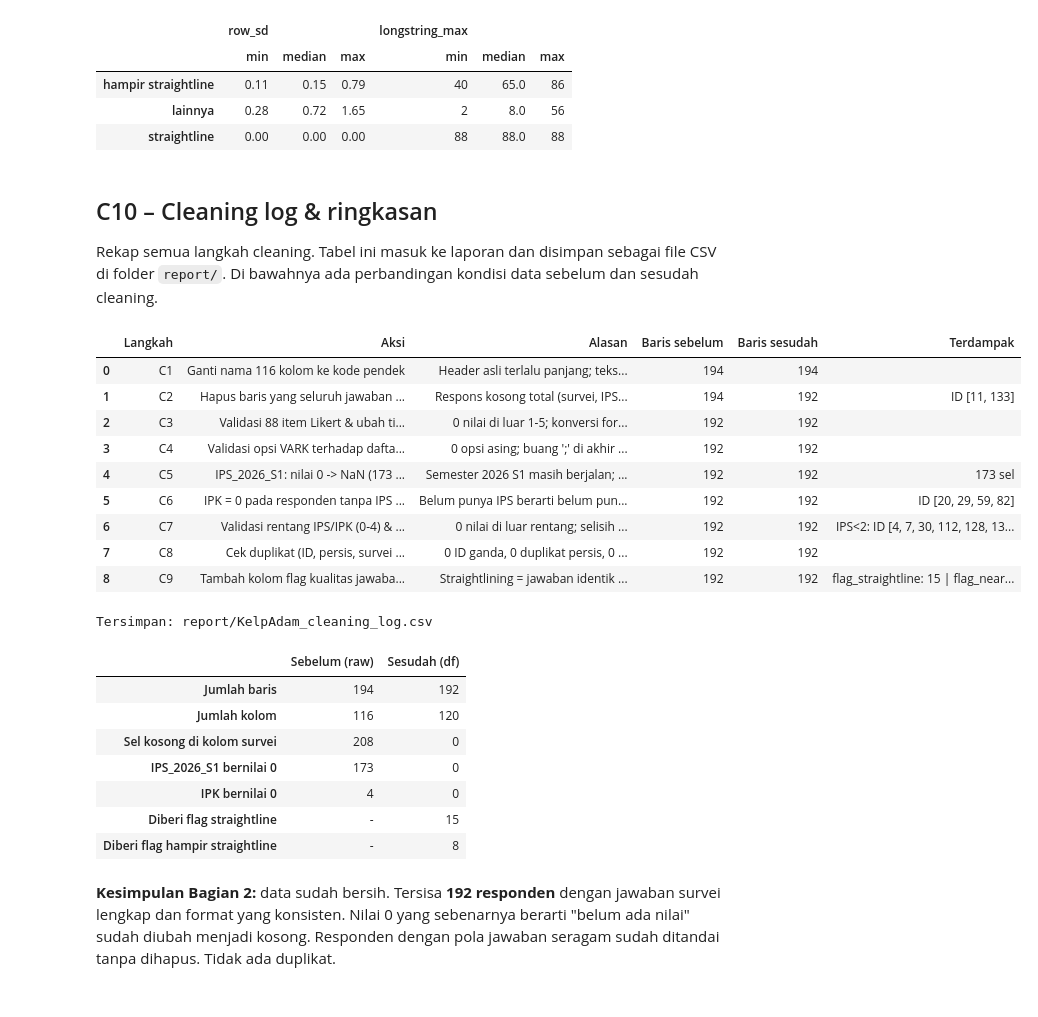
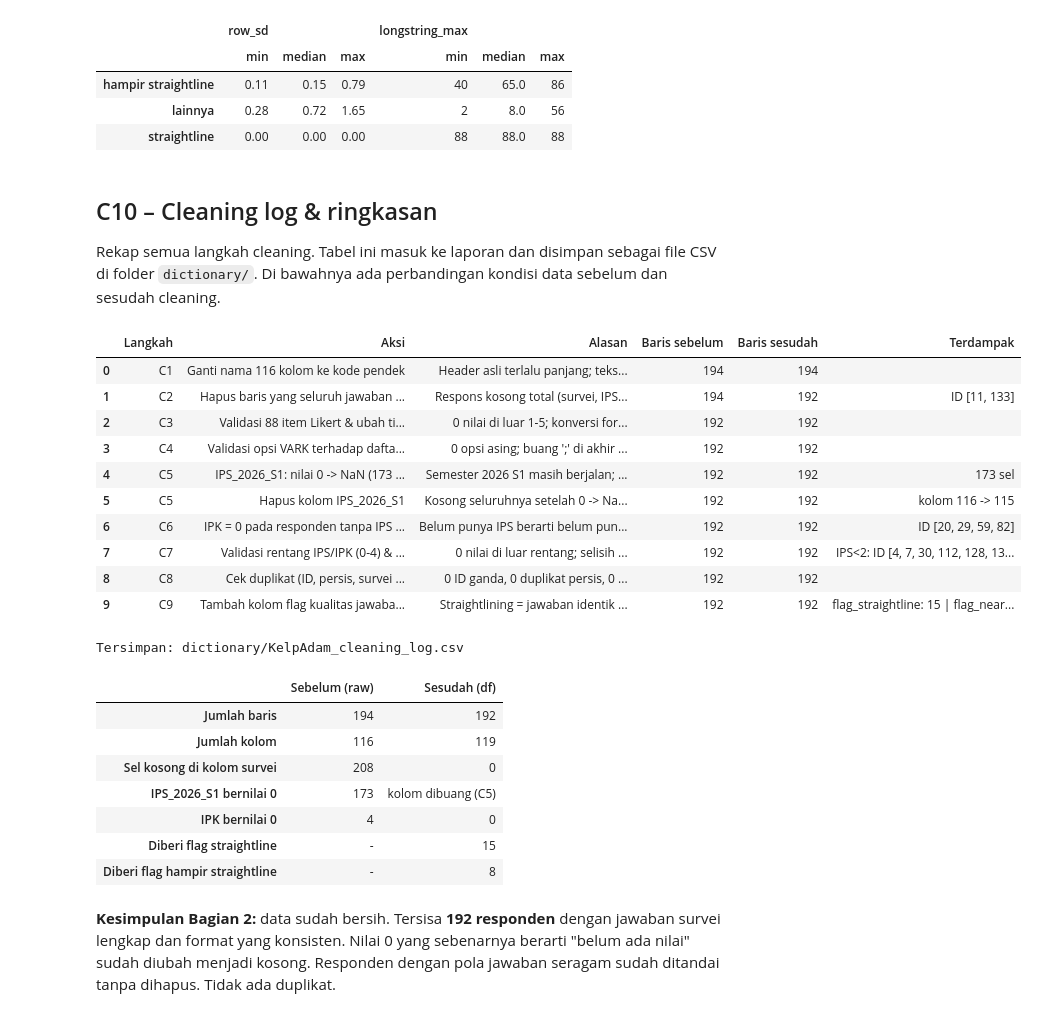
Before and after one commit to edwardchristi4n/machine_learning_exam, a Jupyter notebook: notebook/KelpAdam_UTS_DataPreparation_EDA.ipynb, the cells around one changed output. Cells and saved outputs as stored; diff of their text form; code cells hidden in the pictures.

```diff
--- a/notebook/KelpAdam_UTS_DataPreparation_EDA.ipynb
+++ b/notebook/KelpAdam_UTS_DataPreparation_EDA.ipynb
@@ -40,6 +30,7 @@ pd.set_option("display.max_colwidth", 80)
 PROJECT_DIR = Path.cwd().parent if Path.cwd().name == "notebook" else Path.cwd()
 RAW_FILE    = PROJECT_DIR / "dataset" / "raw" / "Survei_Gaya_Belajar_IPS_IPK_NO_PII.xlsx"
 REPORT_DIR  = PROJECT_DIR / "report"
+DICT_DIR    = PROJECT_DIR / "dictionary"
 PREFIX      = "KelpAdam"
 
 print("Folder proyek :", PROJECT_DIR)
@@ -1001,21 +994,28 @@ Contoh sesudah: 'melihat diagram, bagan, peta konsep, atau ilustrasi hubungan an
 # %%
 kolom = "IPS_2026_S1"
 
-# 1) Lihat isi kolom sebelum diubah
-print("Isi IPS_2026_S1 sebelum:", df[kolom].value_counts(dropna=False).to_dict())
+if kolom in df.columns:                      # pengaman: aman dijalankan ulang
+    # 1) Lihat isi kolom sebelum diubah
+    print("Isi IPS_2026_S1 sebelum:", df[kolom].value_counts(dropna=False).to_dict())
 
-# 2) Ubah angka 0 menjadi kosong (NaN)
-nol = df[kolom] == 0
-n_nol = int(nol.sum())
-df.loc[nol, kolom] = np.nan
+    # 2) Ubah angka 0 menjadi kosong (NaN)
+    nol = df[kolom] == 0
+    n_nol = int(nol.sum())
+    df.loc[nol, kolom] = np.nan
+    print("Isi IPS_2026_S1 sesudah:", df[kolom].value_counts(dropna=False).to_dict())
+    catat("C5", f"IPS_2026_S1: nilai 0 -> NaN ({n_nol} sel)",
+          "Semester 2026 S1 masih berjalan; angka 0 berarti nilai belum tersedia, bukan IPS nol",
+          len(df), len(df), f"{n_nol} sel")
 
-# 3) Cek hasilnya
-print("Isi IPS_2026_S1 sesudah:", df[kolom].value_counts(dropna=False).to_dict())
-
-# 4) Catat ke cleaning log
-catat("C5", f"IPS_2026_S1: nilai 0 -> NaN ({n_nol} sel)",
-      "Semester 2026 S1 masih berjalan; angka 0 berarti nilai belum tersedia, bukan IPS nol",
-      len(df), len(df), f"{n_nol} sel")
+    # 3) Kolom sekarang kosong seluruhnya -> dibuang dari data hasil (tetap ada di data asli)
+    assert df[kolom].isna().all()
+    n_kolom = df.shape[1]
+    df = df.drop(columns=kolom)
+    IPS_COLS = [c for c in IPS_COLS if c != kolom]
+    catat("C5", "Hapus kolom IPS_2026_S1",
+          "Kosong seluruhnya setelah 0 -> NaN, tidak informatif; tetap ada di data asli dataset/raw/",
+          len(df), len(df), f"kolom {n_kolom} -> {df.shape[1]}")
+    print(f"Kolom IPS_2026_S1 dibuang: {n_kolom} -> {df.shape[1]} kolom")
 # %% [output]
 Isi IPS_2026_S1 sebelum: {0.0: 173, nan: 19}
 Isi IPS_2026_S1 sesudah: {nan: 192}
@@ -1184,46 +1185,48 @@ flag_near_straight: 8 orang -> [42, 44, 78, 126, 142, 166, 187, 188]
 | straightline | 0.00 | 0.00 | 0.00 | 88 | 88.0 | 88 |
 # %% [markdown]
 ## C10 – Cleaning log & ringkasan
-Rekap semua langkah cleaning. Tabel ini masuk ke laporan dan disimpan sebagai file CSV di folder `report/`. Di bawahnya ada perbandingan kondisi data sebelum dan sesudah cleaning.
+Rekap semua langkah cleaning. Tabel ini masuk ke laporan dan disimpan sebagai file CSV di folder `dictionary/`. Di bawahnya ada perbandingan kondisi data sebelum dan sesudah cleaning.
 # %%
 # 1) Tampilkan cleaning log
 log_df = pd.DataFrame(cleaning_log)
 with pd.option_context("display.max_colwidth", 120):
     display(log_df)
 
-# 2) Simpan ke folder report/
-REPORT_DIR.mkdir(exist_ok=True)
-log_df.to_csv(REPORT_DIR / f"{PREFIX}_cleaning_log.csv", index=False)
-print(f"Tersimpan: report/{PREFIX}_cleaning_log.csv")
+# 2) Simpan ke folder dictionary/
+DICT_DIR.mkdir(exist_ok=True)
+log_df.to_csv(DICT_DIR / f"{PREFIX}_cleaning_log.csv", index=False)
+print(f"Tersimpan: dictionary/{PREFIX}_cleaning_log.csv")
 
 # 3) Ringkasan sebelum vs sesudah cleaning
 ringkasan_cleaning = pd.DataFrame({
     "Sebelum (raw)": [raw.shape[0], raw.shape[1], int(raw[cols[1:105]].isna().sum().sum()),
                       int((raw[cols[114]] == 0).sum()), int((raw[cols[115]] == 0).sum()), "-", "-"],
     "Sesudah (df)":  [df.shape[0], df.shape[1], int(df[SURVEY_COLS].isna().sum().sum()),
-                      int((df["IPS_2026_S1"] == 0).sum()), int((df["IPK"] == 0).sum()),
+                      "kolom dibuang (C5)" if "IPS_2026_S1" not in df else int((df["IPS_2026_S1"] == 0).sum()),
+                      int((df["IPK"] == 0).sum()),
                       int(df["flag_straightline"].sum()), int(df["flag_near_straight"].sum())],
 }, index=["Jumlah baris", "Jumlah kolom", "Sel kosong di kolom survei",
           "IPS_2026_S1 bernilai 0", "IPK bernilai 0",
           "Diberi flag straightline", "Diberi flag hampir straightline"])
 display(ringkasan_cleaning)
 # %% [output]
 |  | Langkah | Aksi | Alasan | Baris sebelum | Baris sesudah | Terdampak |
 | 0 | C1 | Ganti nama 116 kolom ke kode pendek | Header asli terlalu panjang; teks... | 194 | 194 |  |
 | 1 | C2 | Hapus baris yang seluruh jawaban ... | Respons kosong total (survei, IPS... | 194 | 192 | ID [11, 133] |
 | 2 | C3 | Validasi 88 item Likert & ubah ti... | 0 nilai di luar 1-5; konversi for... | 192 | 192 |  |
 | 3 | C4 | Validasi opsi VARK terhadap dafta... | 0 opsi asing; buang ';' di akhir ... | 192 | 192 |  |
 | 4 | C5 | IPS_2026_S1: nilai 0 -> NaN (173 ... | Semester 2026 S1 masih berjalan; ... | 192 | 192 | 173 sel |
-| 5 | C6 | IPK = 0 pada responden tanpa IPS ... | Belum punya IPS berarti belum pun... | 192 | 192 | ID [20, 29, 59, 82] |
-| 6 | C7 | Validasi rentang IPS/IPK (0-4) & ... | 0 nilai di luar rentang; selisih ... | 192 | 192 | IPS<2: ID [4, 7, 30, 112, 128, 13... |
-| 7 | C8 | Cek duplikat (ID, persis, survei ... | 0 ID ganda, 0 duplikat persis, 0 ... | 192 | 192 |  |
-| 8 | C9 | Tambah kolom flag kualitas jawaba... | Straightlining = jawaban identik ... | 192 | 192 | flag_straightline: 15 | flag_near... |
+| 5 | C5 | Hapus kolom IPS_2026_S1 | Kosong seluruhnya setelah 0 -> Na... | 192 | 192 | kolom 116 -> 115 |
+| 6 | C6 | IPK = 0 pada responden tanpa IPS ... | Belum punya IPS berarti belum pun... | 192 | 192 | ID [20, 29, 59, 82] |
+| 7 | C7 | Validasi rentang IPS/IPK (0-4) & ... | 0 nilai di luar rentang; selisih ... | 192 | 192 | IPS<2: ID [4, 7, 30, 112, 128, 13... |
+| 8 | C8 | Cek duplikat (ID, persis, survei ... | 0 ID ganda, 0 duplikat persis, 0 ... | 192 | 192 |  |
+| 9 | C9 | Tambah kolom flag kualitas jawaba... | Straightlining = jawaban identik ... | 192 | 192 | flag_straightline: 15 | flag_near... |
-Tersimpan: report/KelpAdam_cleaning_log.csv
+Tersimpan: dictionary/KelpAdam_cleaning_log.csv
 |  | Sebelum (raw) | Sesudah (df) |
 | Jumlah baris | 194 | 192 |
-| Jumlah kolom | 116 | 120 |
+| Jumlah kolom | 116 | 119 |
 | Sel kosong di kolom survei | 208 | 0 |
-| IPS_2026_S1 bernilai 0 | 173 | 0 |
+| IPS_2026_S1 bernilai 0 | 173 | kolom dibuang (C5) |
 | IPK bernilai 0 | 4 | 0 |
 | Diberi flag straightline | - | 15 |
 | Diberi flag hampir straightline | - | 8 |
```
Also changed, not shown: parts of 15 cells of this notebook, 8 other files.
